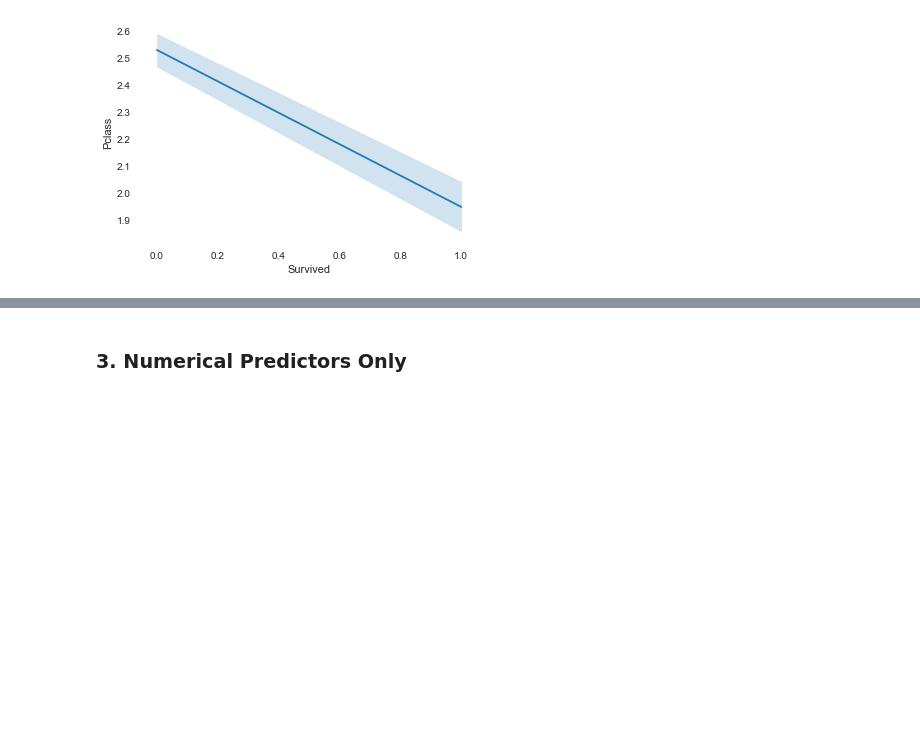
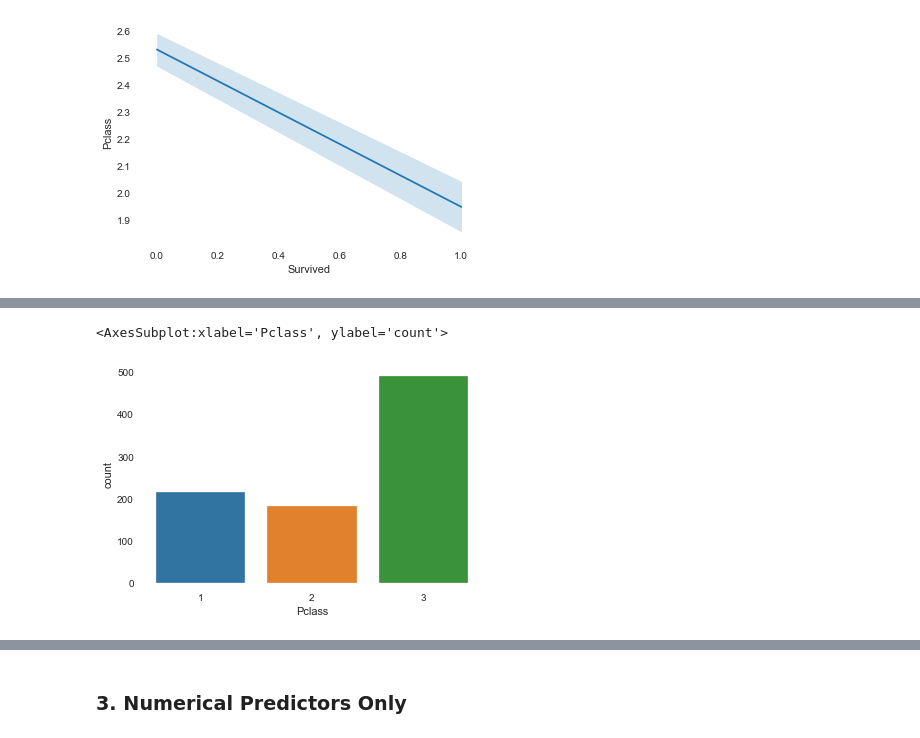
Before and after one commit to Kesterchia/Institute-of-Data, a Jupyter notebook: mod 5/IOD_Lab_5_1 (Done).ipynb, the cells around one changed output, grey strips where cells are left out. Cells and saved outputs as stored; diff of their text form; code cells hidden in the pictures; blank space fills up the shorter version.

```diff
--- a/mod 5/IOD_Lab_5_1 (Done).ipynb
+++ b/mod 5/IOD_Lab_5_1 (Done).ipynb
@@ -188,0 +182,6 @@ sns.lineplot(data = df,
+# %%
+sns.countplot(data = df,
+              x = 'Pclass')
+# %% [output]
+<AxesSubplot:xlabel='Pclass', ylabel='count'>
+[figure, added]
```
Also changed, not shown: parts of 15 cells of this notebook, 3 other files.
